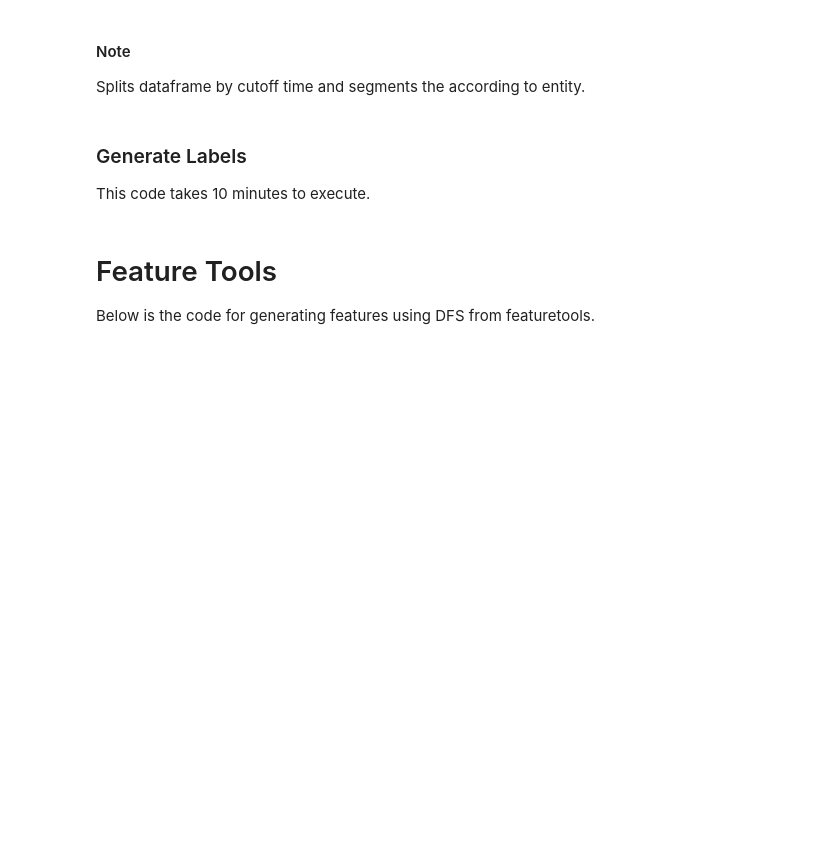
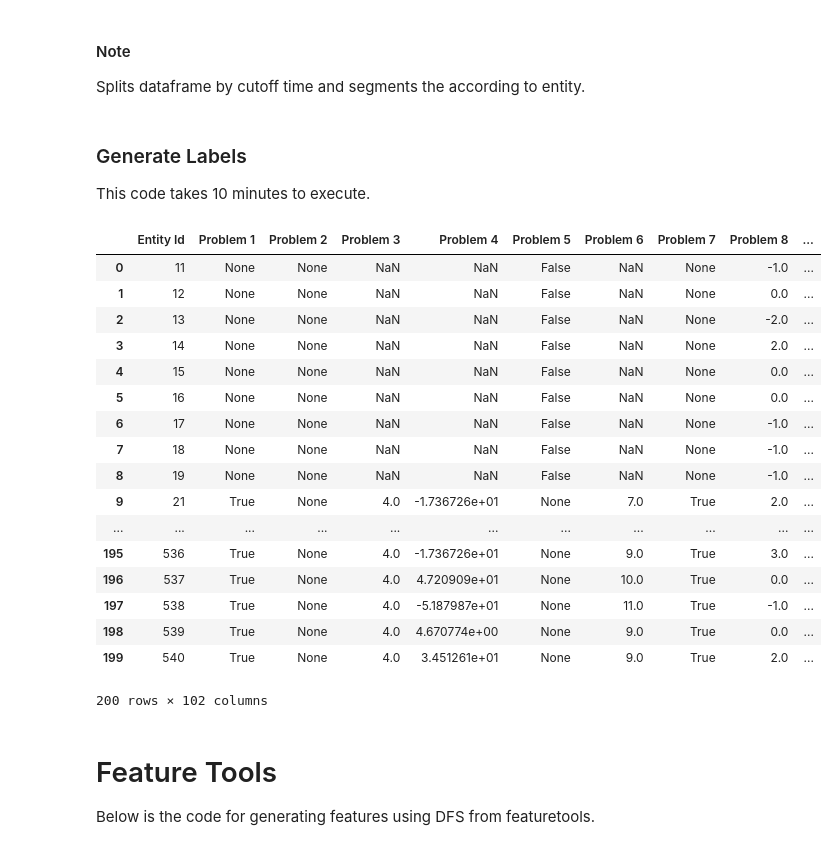
Before and after one commit to karmake2/Trane-Demos, a Jupyter notebook: Taxi Data Walkthrough.ipynb, the cells around one changed output. Drawn from its saved outputs; the diff is of its cells as text; code cells hidden in the pictures; blank space fills up the shorter version.

```diff
--- a/Taxi Data Walkthrough.ipynb
+++ b/Taxi Data Walkthrough.ipynb
@@ -90,33 +91,51 @@ nl_descrips
 Splits dataframe by cutoff time and segments the according to entity.
 # %%
 datetime_constant_cutoff = datetime.date(2000, 1, 1)
-taxi_data_df[time_column] = taxi_data_df[time_column].apply(convert, format = "%Y-%m-%d %H:%M:%S.%f")
+taxi_data_df[time_column] = 1taxi_data_df[time_column].apply(convert, format = "%Y-%m-%d %H:%M:%S.%f")
+
+taxi_data_df[label_generating_column] = pd.to_numeric(taxi_data_df[label_generating_column])
+taxi_data_df[entity_id_column] = pd.to_numeric(taxi_data_df[entity_id_column])
 
 taxi_data_df_pre_cutoff = taxi_data_df[taxi_data_df[time_column] < datetime_constant_cutoff]
 taxi_data_df_post_cutoff = taxi_data_df[taxi_data_df[time_column] >= datetime_constant_cutoff]
 
-taxi_data_df_pre_cutoff[label_generating_column] = pd.to_numeric(taxi_data_df_pre_cutoff[label_generating_column])
-taxi_data_df_pre_cutoff[entity_id_column] = pd.to_numeric(taxi_data_df_pre_cutoff[entity_id_column])
 entity_to_data_dict = trane.df_group_by_entity_id(taxi_data_df_pre_cutoff, entity_id_column)
 entity_to_data_and_cutoff_dict_pre_cutoff = trane.ConstantDatetimeCutoffTime(datetime_constant_cutoff).generate_cutoffs(entity_to_data_dict)
 
-taxi_data_df_post_cutoff[label_generating_column] = pd.to_numeric(taxi_data_df_post_cutoff[label_generating_column])
-taxi_data_df_post_cutoff[entity_id_column] = pd.to_numeric(taxi_data_df_post_cutoff[entity_id_column])
 entity_to_data_dict = trane.df_group_by_entity_id(taxi_data_df_post_cutoff, entity_id_column)
 entity_to_data_and_cutoff_dict_post_cutoff = trane.ConstantDatetimeCutoffTime(datetime_constant_cutoff).generate_cutoffs(entity_to_data_dict)
-
-# save_obj(entity_to_data_and_cutoff_dict, "entity_to_data_and_cutoff_dict")
 # %% [markdown]
 ### Generate Labels
 This code takes 10 minutes to execute.
 # %%
 labeler = trane.Labeler()
 
-labels_train = labeler.execute(entity_to_data_and_cutoff_dict_pre_cutoff, "prediction_problems.json").fillna(0)
-labels_test = labeler.execute(entity_to_data_and_cutoff_dict_post_cutoff, "prediction_problems.json").fillna(0)
+labels_train = labeler.execute(entity_to_data_and_cutoff_dict_pre_cutoff, "prediction_problems.json")#.fillna(0)
+labels_test = labeler.execute(entity_to_data_and_cutoff_dict_post_cutoff, "prediction_problems.json")#.fillna(0)
 
 save_obj(labels_train, "labels_train")
 save_obj(labels_test, "labels_test")
+# %%
+labels_test
+# %% [output]
+|  | Entity Id | Problem 1 | Problem 2 | Problem 3 | Problem 4 | Problem 5 | Problem 6 | Problem 7 | Problem 8 | ... |
+| 0 | 11 | None | None | NaN | NaN | False | NaN | None | -1.0 | ... |
+| 1 | 12 | None | None | NaN | NaN | False | NaN | None | 0.0 | ... |
+| 2 | 13 | None | None | NaN | NaN | False | NaN | None | -2.0 | ... |
+| 3 | 14 | None | None | NaN | NaN | False | NaN | None | 2.0 | ... |
+| 4 | 15 | None | None | NaN | NaN | False | NaN | None | 0.0 | ... |
+| 5 | 16 | None | None | NaN | NaN | False | NaN | None | 0.0 | ... |
+| 6 | 17 | None | None | NaN | NaN | False | NaN | None | -1.0 | ... |
+| 7 | 18 | None | None | NaN | NaN | False | NaN | None | -1.0 | ... |
+| 8 | 19 | None | None | NaN | NaN | False | NaN | None | -1.0 | ... |
+| 9 | 21 | True | None | 4.0 | -1.736726e+01 | None | 7.0 | True | 2.0 | ... |
+| ... | ... | ... | ... | ... | ... | ... | ... | ... | ... | ... |
+| 195 | 536 | True | None | 4.0 | -1.736726e+01 | None | 9.0 | True | 3.0 | ... |
+| 196 | 537 | True | None | 4.0 | 4.720909e+01 | None | 10.0 | True | 0.0 | ... |
+| 197 | 538 | True | None | 4.0 | -5.187987e+01 | None | 11.0 | True | -1.0 | ... |
+| 198 | 539 | True | None | 4.0 | 4.670774e+00 | None | 9.0 | True | 0.0 | ... |
+| 199 | 540 | True | None | 4.0 | 3.451261e+01 | None | 9.0 | True | 2.0 | ... |
+200 rows × 102 columns
 # %% [markdown]
 # Feature Tools
 Below is the code for generating features using DFS from featuretools.
```
Also changed, not shown: parts of 3 cells of this notebook, 3 other files.
